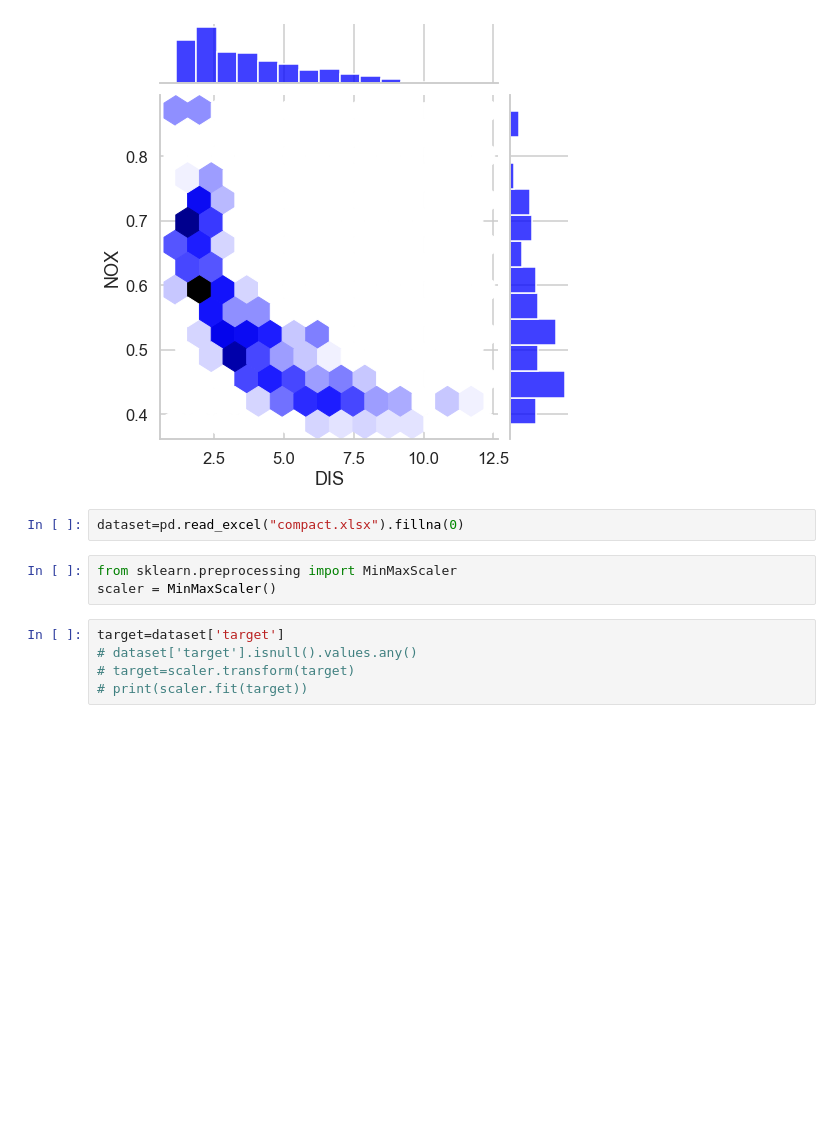
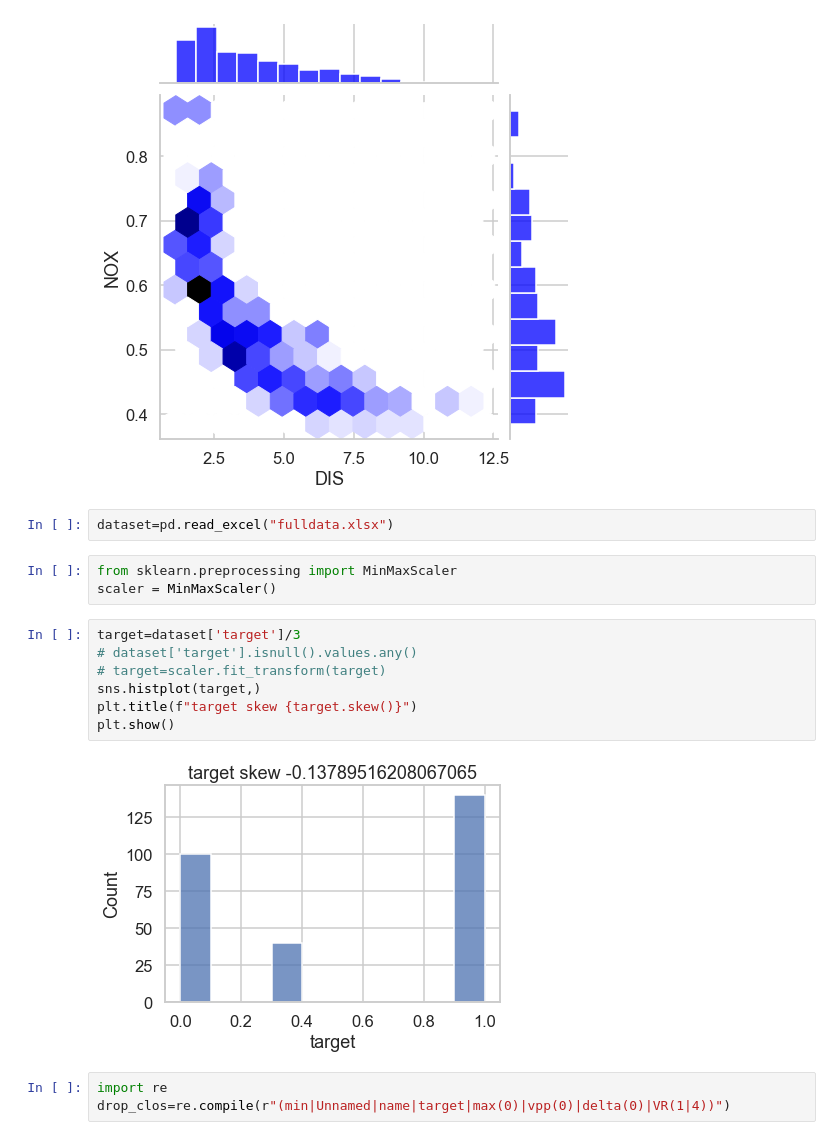
Before and after one commit to ahmadasmandar/linearreg, a Jupyter notebook: boston.ipynb, the cells around one changed output. Drawn from its saved outputs; the diff is of its cells as text; blank space fills up the shorter version.

```diff
--- a/boston.ipynb
+++ b/boston.ipynb
@@ -260,13 +262,20 @@ plt.show()
 # %% [output]
 [figure]
 # %%
-dataset=pd.read_excel("compact.xlsx").fillna(0)
+dataset=pd.read_excel("fulldata.xlsx")
 # %%
 from sklearn.preprocessing import MinMaxScaler
 scaler = MinMaxScaler()
 # %%
-target=dataset['target']
+target=dataset['target']/3
 # dataset['target'].isnull().values.any()
-# target=scaler.transform(target)
-# print(scaler.fit(target))
+# target=scaler.fit_transform(target)
+sns.histplot(target,)
+plt.title(f"target skew {target.skew()}")
+plt.show()
+# %% [output]
+[figure, added]
+# %%
+import re
+drop_clos=re.compile(r"(min|Unnamed|name|target|max(0)|vpp(0)|delta(0)|VR(1|4))")
 # %%
```
Also changed, not shown: parts of 10 cells of this notebook, 1 other file.
